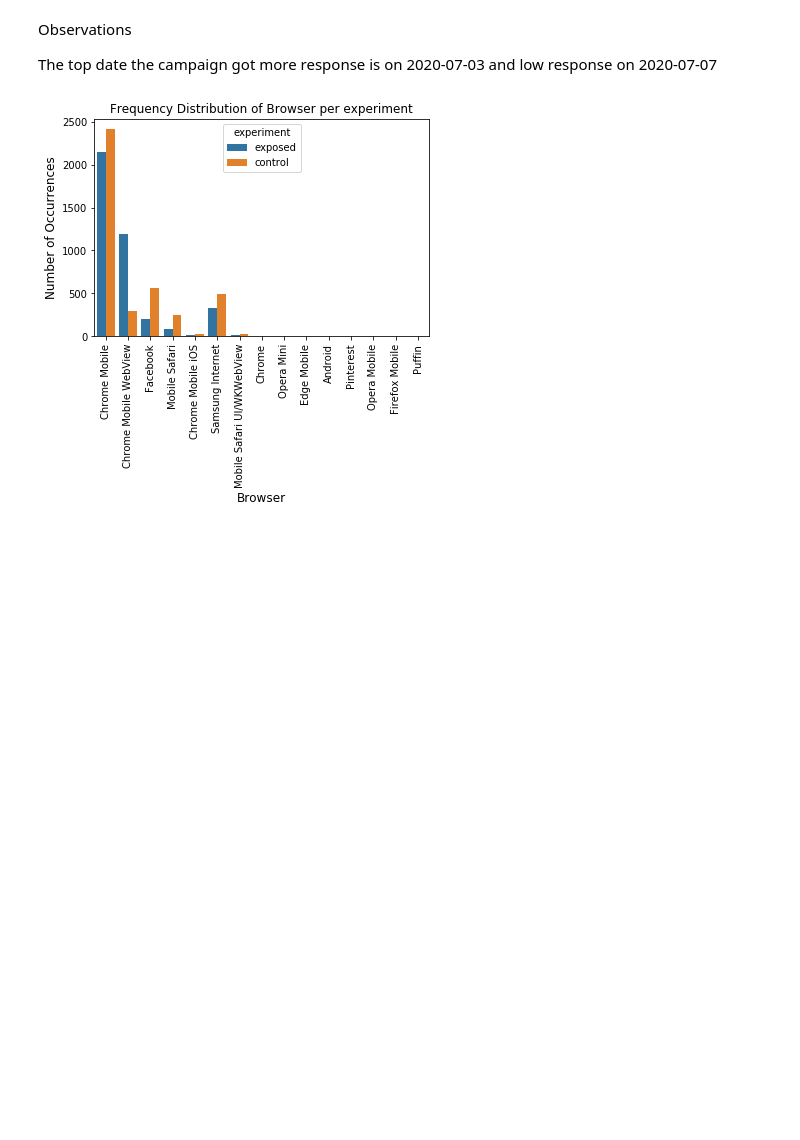
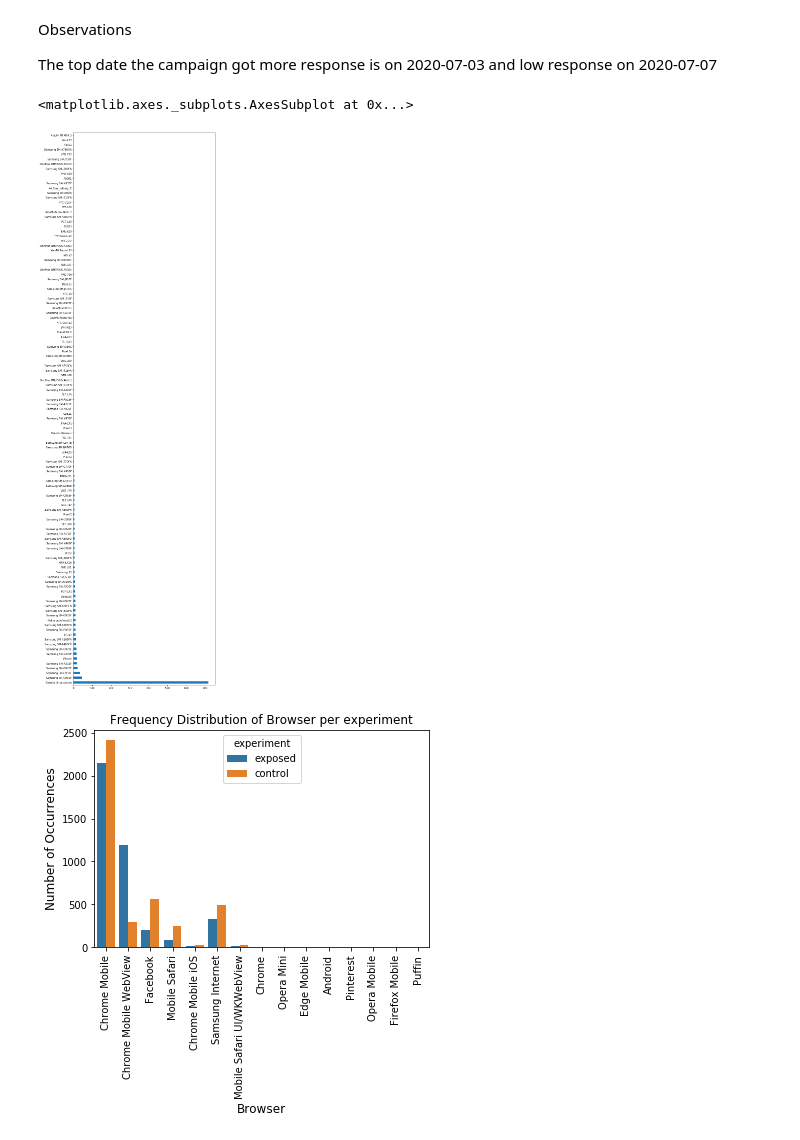
Before and after one commit to GETUCHALA20/Ad-campaign-performance-, a Jupyter notebook: ad-analysis.ipynb, the cells around one changed output. Drawn from its saved outputs; the diff is of its cells as text; code cells hidden in the pictures; blank space fills up the shorter version.

```diff
--- a/ad-analysis.ipynb
+++ b/ad-analysis.ipynb
@@ -89,5 +89,12 @@ plt.show()
 Observations
 
 The top date the campaign got more response is on 2020-07-03 and low response on 2020-07-07
+# %%
+#plot of device type used
+plt.figure(figsize=(10,40))
+ad_data['device_make'].value_counts().plot(kind='barh')
+# %% [output]
+<matplotlib.axes._subplots.AxesSubplot at 0x...>
+[figure, added]
 # %%
 #plot of browser used
```
Also changed, not shown: parts of 3 cells of this notebook, 2 other files.
